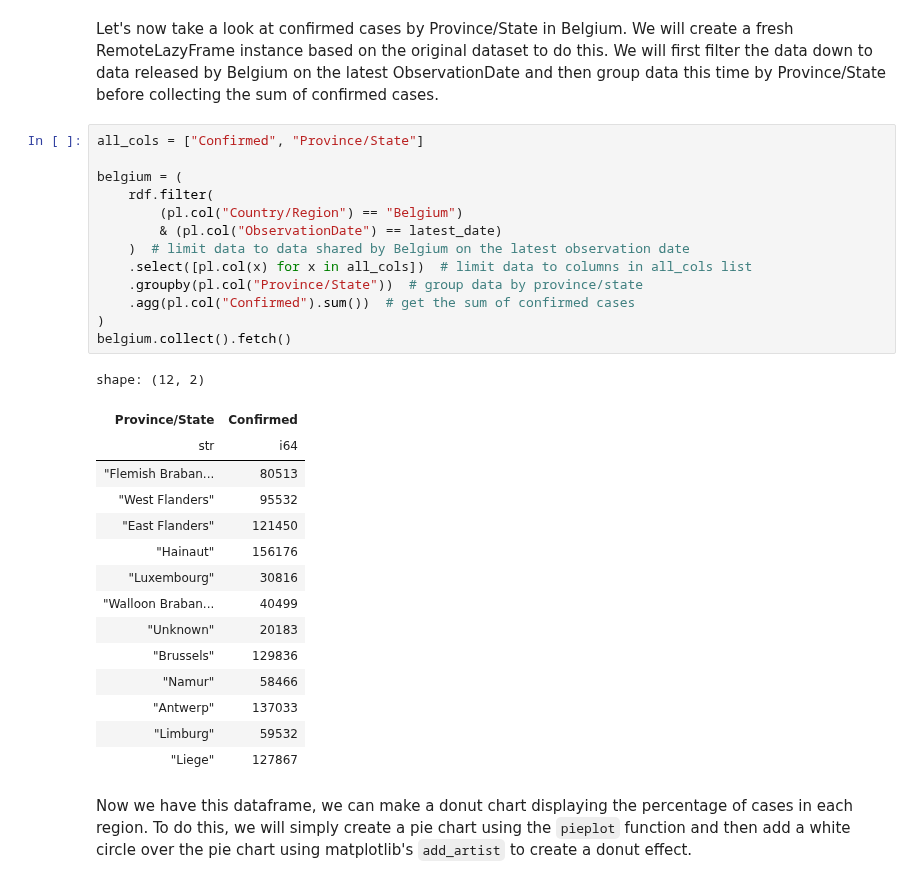
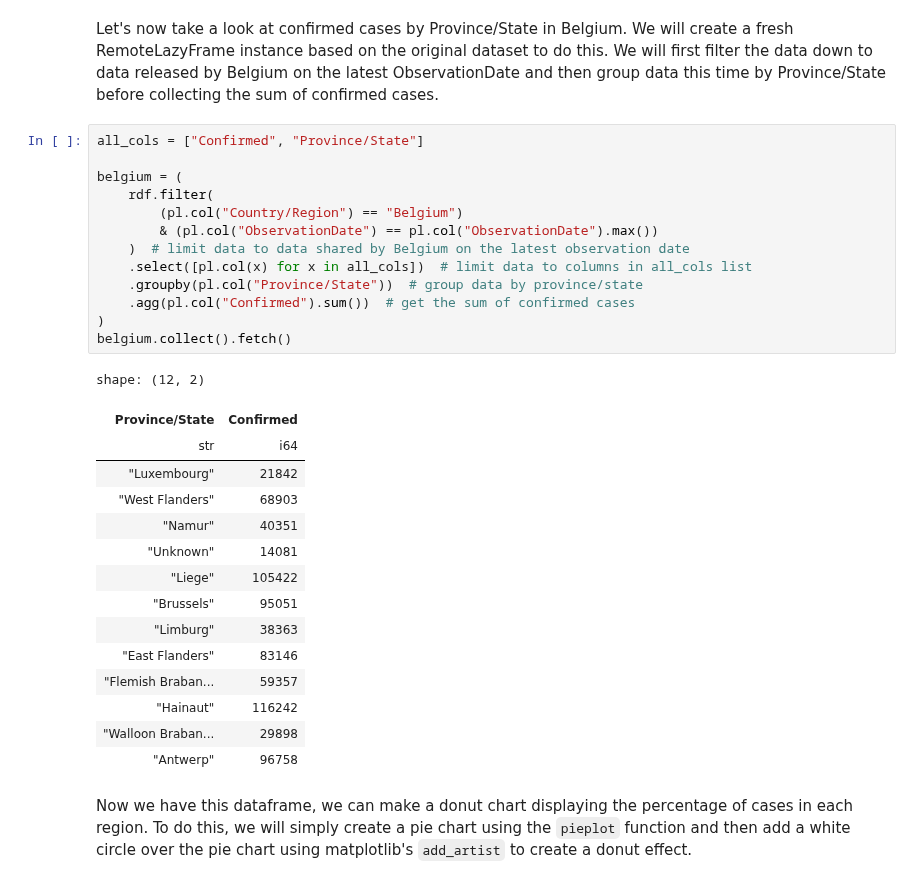
Before and after one commit to mithril-security/bastionlab, a Jupyter notebook: docs/docs/use-cases/covid_use_case.ipynb, the cells around one changed output. Drawn from its saved outputs; the diff is of its cells as text.

```diff
--- a/docs/docs/use-cases/covid_use_case.ipynb
+++ b/docs/docs/use-cases/covid_use_case.ipynb
@@ -399,32 +404,32 @@ Let's now take a look at confirmed cases by Province/State in Belgium. We will c
 # %%
 all_cols = ["Confirmed", "Province/State"]
 
 belgium = (
     rdf.filter(
         (pl.col("Country/Region") == "Belgium")
-        & (pl.col("ObservationDate") == latest_date)
+        & (pl.col("ObservationDate") == pl.col("ObservationDate").max())
     )  # limit data to data shared by Belgium on the latest observation date
     .select([pl.col(x) for x in all_cols])  # limit data to columns in all_cols list
     .groupby(pl.col("Province/State"))  # group data by province/state
     .agg(pl.col("Confirmed").sum())  # get the sum of confirmed cases
 )
 belgium.collect().fetch()
 # %% [output]
 shape: (12, 2)
 | Province/State | Confirmed |
 | str | i64 |
-| "Flemish Braban... | 80513 |
-| "West Flanders" | 95532 |
-| "East Flanders" | 121450 |
-| "Hainaut" | 156176 |
-| "Luxembourg" | 30816 |
-| "Walloon Braban... | 40499 |
-| "Unknown" | 20183 |
-| "Brussels" | 129836 |
-| "Namur" | 58466 |
-| "Antwerp" | 137033 |
-| "Limburg" | 59532 |
-| "Liege" | 127867 |
+| "Luxembourg" | 21842 |
+| "West Flanders" | 68903 |
+| "Namur" | 40351 |
+| "Unknown" | 14081 |
+| "Liege" | 105422 |
+| "Brussels" | 95051 |
+| "Limburg" | 38363 |
+| "East Flanders" | 83146 |
+| "Flemish Braban... | 59357 |
+| "Hainaut" | 116242 |
+| "Walloon Braban... | 29898 |
+| "Antwerp" | 96758 |
 # %% [markdown]
 Now we have this dataframe, we can make a donut chart displaying the percentage of cases in each region. To do this, we will simply create a pie chart using the `pieplot` function and then add a white circle over the pie chart using matplotlib's `add_artist` to create a donut effect.
 # %%
```
Also changed, not shown: parts of 14 cells of this notebook.
